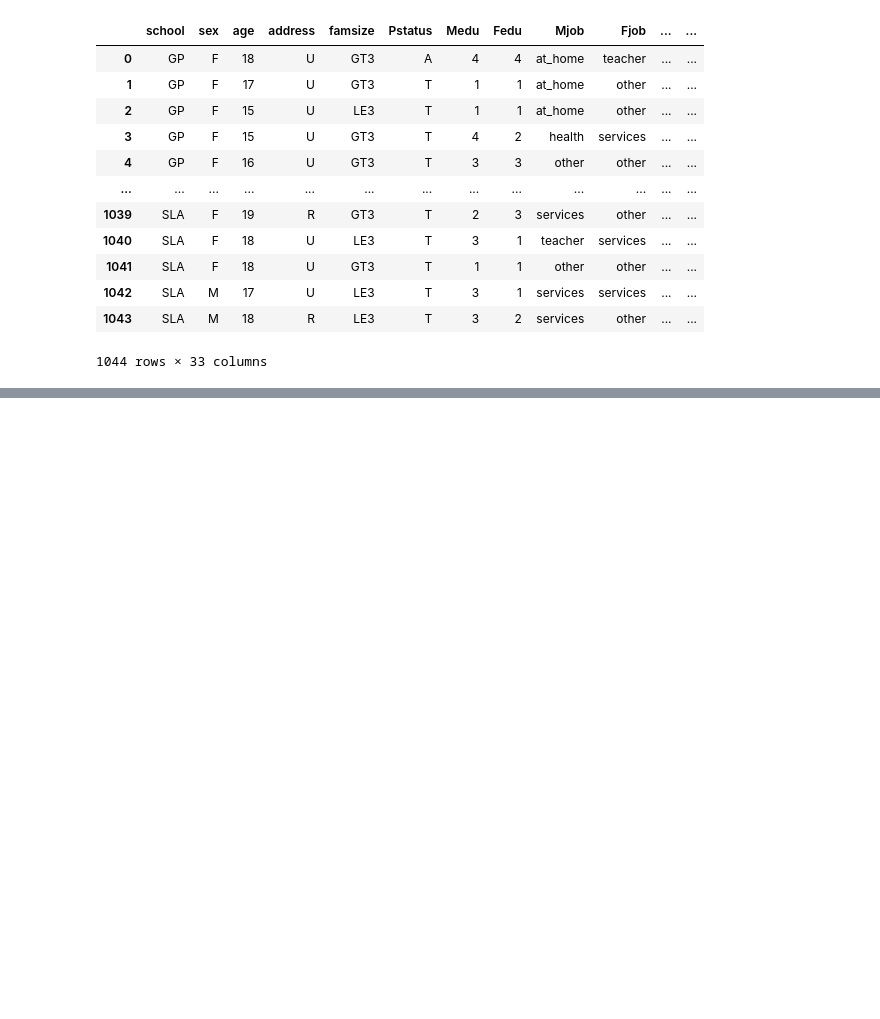
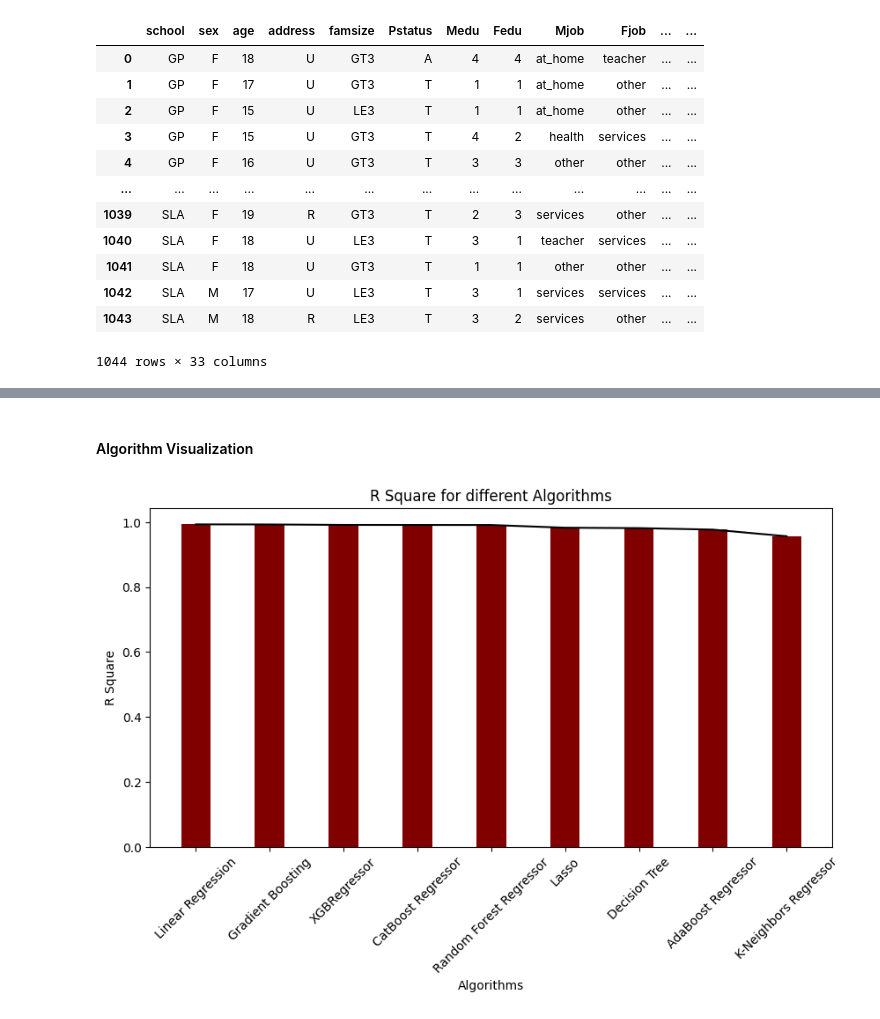
Before and after one commit to Krishnaa-tech/Howards-students-performance, a Jupyter notebook: Notebook/Code.ipynb, the cells around one changed output, grey strips where cells are left out. Cells and saved outputs as stored; diff of their text form; code cells hidden in the pictures; blank space fills up the shorter version.

```diff
--- a/Notebook/Code.ipynb
+++ b/Notebook/Code.ipynb
@@ -52,0 +306,20 @@ with open('label_encoder.pkl', 'wb') as files:
+# %% [markdown]
+#### Algorithm Visualization
+# %%
+fig = plt.figure(figsize=(10, 5))
+
+# Extract model names and R2 scores for plotting
+models_bar = results_df['Model Name']
+R2_Score_bar = results_df['R2_Score']
+
+# Creating the bar plot
+plt.bar(models_bar, R2_Score_bar, color='maroon', width=0.4)
+plt.plot(models_bar, R2_Score_bar, color='black')
+
+plt.xlabel("Algorithms")
+plt.ylabel("R Square")
+plt.title("R Square for different Algorithms")
+plt.xticks(models_bar, rotation=45)
+plt.show()
+# %% [output]
+[figure, added]
```
Also changed, not shown: parts of 15 cells of this notebook, 6 other files.
